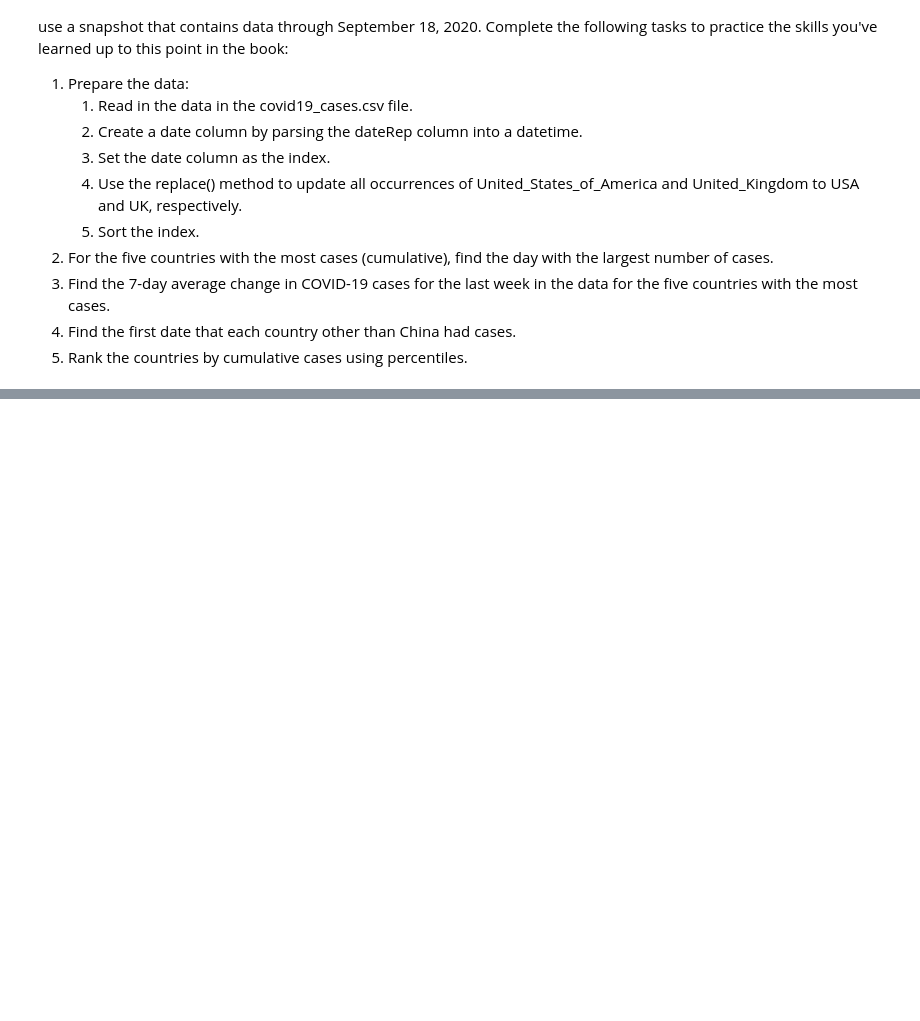
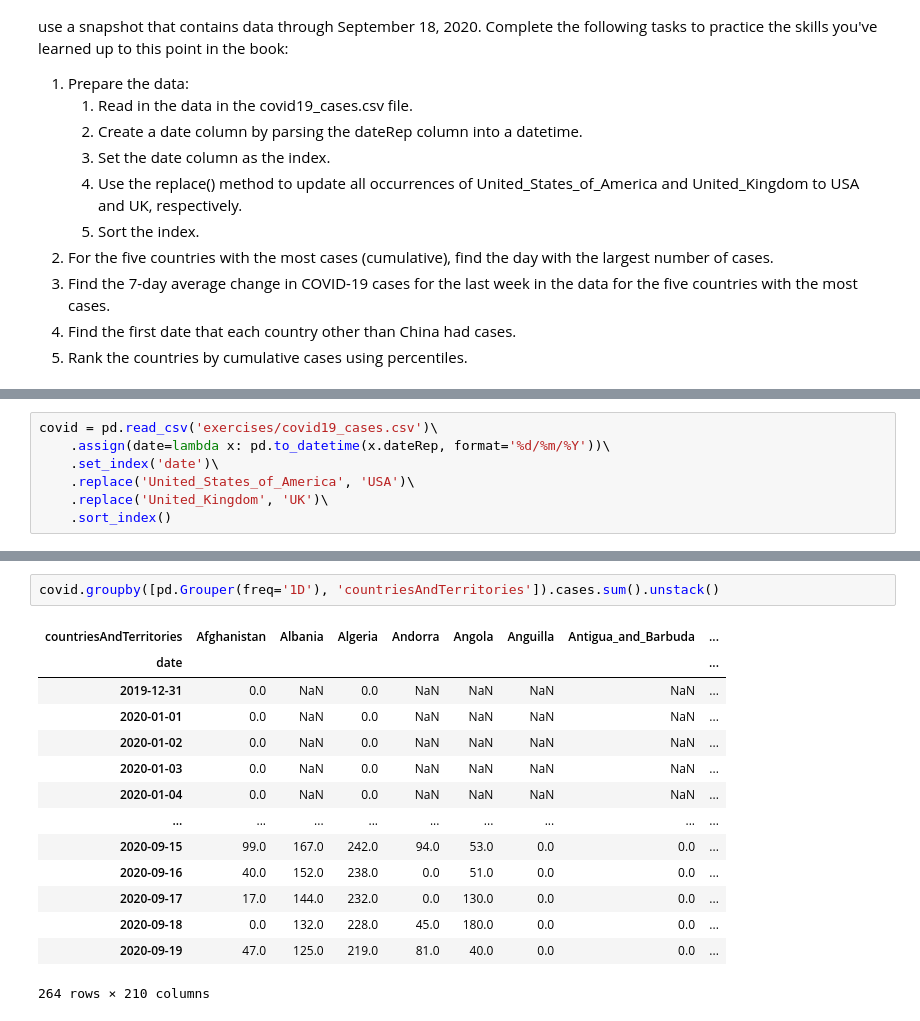
Before and after one commit to DimaM65/Hands-On-Data-Analysis-with-Pandas-2nd-edition, a Jupyter notebook: ch_04/excercises.ipynb, the cells around one changed output, grey strips where cells are left out. Cells and saved outputs as stored; diff of their text form; blank space fills up the shorter version.

```diff
--- a/ch_04/excercises.ipynb
+++ b/ch_04/excercises.ipynb
@@ -157,0 +312,7 @@ The European Centre for Disease Prevention and Control (ECDC) provides an open d
+# %%
+covid = pd.read_csv('exercises/covid19_cases.csv')\
+    .assign(date=lambda x: pd.to_datetime(x.dateRep, format='%d/%m/%Y'))\
+    .set_index('date')\
+    .replace('United_States_of_America', 'USA')\
+    .replace('United_Kingdom', 'UK')\
+    .sort_index()
@@ -157,0 +343,17 @@ The European Centre for Disease Prevention and Control (ECDC) provides an open d
+# %%
+covid.groupby([pd.Grouper(freq='1D'), 'countriesAndTerritories']).cases.sum().unstack()
+# %% [output]
+| countriesAndTerritories | Afghanistan | Albania | Algeria | Andorra | Angola | Anguilla | Antigua_and_Barbuda | ... |
+| date |  |  |  |  |  |  |  | ... |
+| 2019-12-31 | 0.0 | NaN | 0.0 | NaN | NaN | NaN | NaN | ... |
+| 2020-01-01 | 0.0 | NaN | 0.0 | NaN | NaN | NaN | NaN | ... |
+| 2020-01-02 | 0.0 | NaN | 0.0 | NaN | NaN | NaN | NaN | ... |
+| 2020-01-03 | 0.0 | NaN | 0.0 | NaN | NaN | NaN | NaN | ... |
+| 2020-01-04 | 0.0 | NaN | 0.0 | NaN | NaN | NaN | NaN | ... |
+| ... | ... | ... | ... | ... | ... | ... | ... | ... |
+| 2020-09-15 | 99.0 | 167.0 | 242.0 | 94.0 | 53.0 | 0.0 | 0.0 | ... |
+| 2020-09-16 | 40.0 | 152.0 | 238.0 | 0.0 | 51.0 | 0.0 | 0.0 | ... |
+| 2020-09-17 | 17.0 | 144.0 | 232.0 | 0.0 | 130.0 | 0.0 | 0.0 | ... |
+| 2020-09-18 | 0.0 | 132.0 | 228.0 | 45.0 | 180.0 | 0.0 | 0.0 | ... |
+| 2020-09-19 | 47.0 | 125.0 | 219.0 | 81.0 | 40.0 | 0.0 | 0.0 | ... |
+264 rows × 210 columns
```
Also changed, not shown: parts of 22 cells of this notebook, 1 other file.
